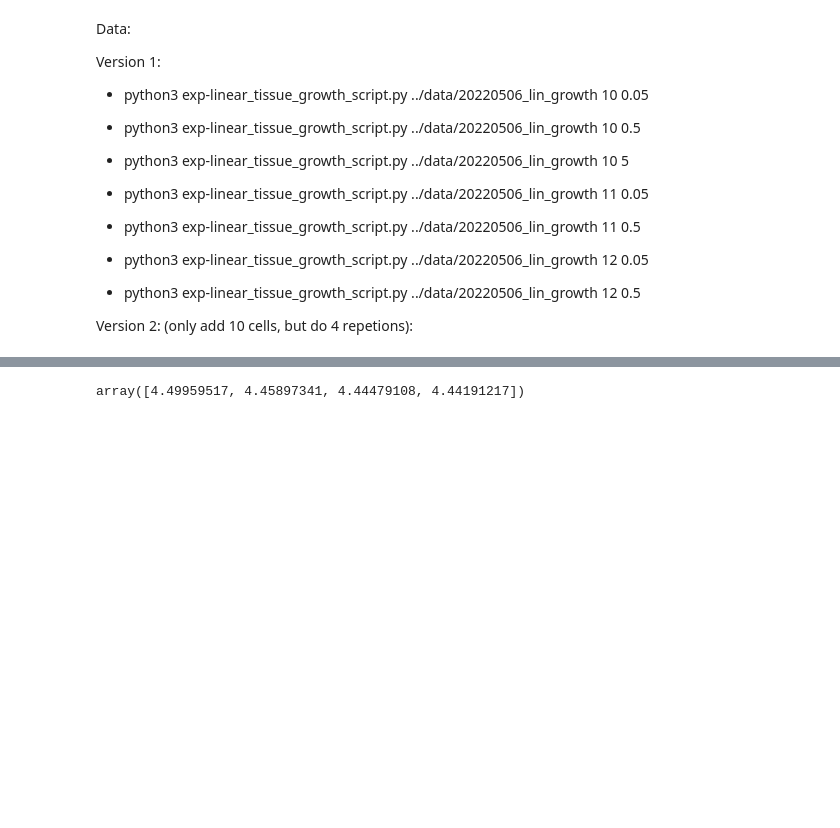
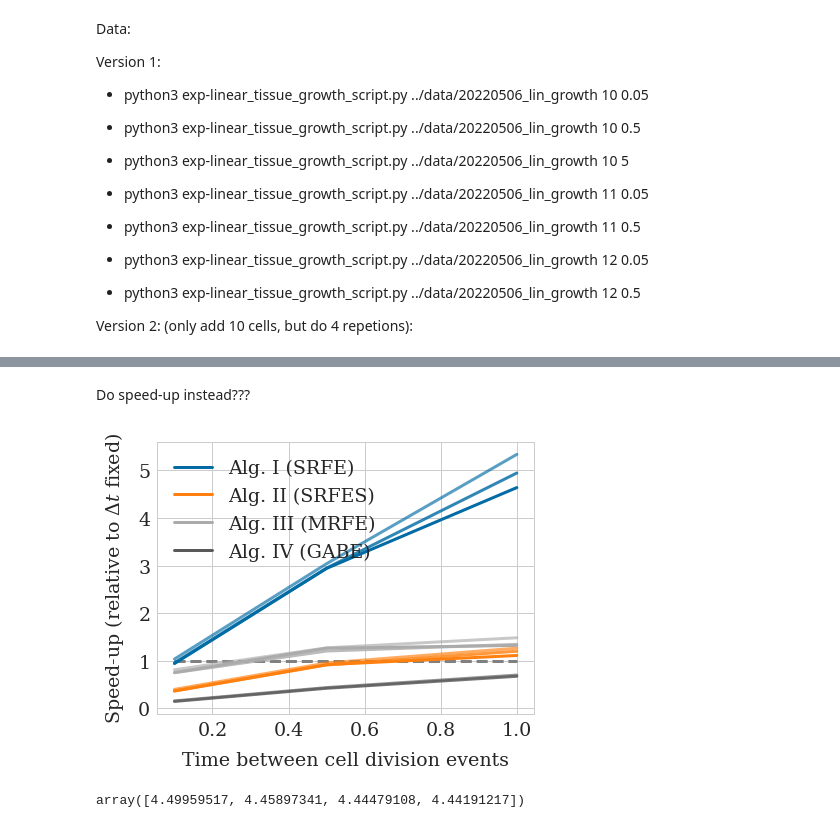
Before and after one commit to somathias/cbmos, a Jupyter notebook: experiments/exp-draft_linear_tissue_growth.ipynb, the cells around one changed output, grey strips where cells are left out. Drawn from its saved outputs; the diff is of its cells as text; code cells hidden in the pictures; blank space fills up the shorter version.

```diff
--- a/experiments/exp-draft_linear_tissue_growth.ipynb
+++ b/experiments/exp-draft_linear_tissue_growth.ipynb
@@ -104,3 +187,20 @@ Version 2: (only add 10 cells, but do 4 repetions):
+# %% [markdown]
+Do speed-up instead???
+# %%
+plt.plot(times_between_divisions, np.ones(len(times_between_divisions)), '--', color='grey')
+for alg in algorithms:
+    for size in base_sizes:
+        plt.plot(times_between_divisions, 1.0/data[alg][size], color=colors[alg], alpha=(size**3)/np.max(base_sizes)**3)
+alg = 'EB_global_adap'
+for size in [13, 14]:
+    plt.plot(times_between_divisions, 1.0/data[alg][size], color=colors[alg], alpha=(size**3)/np.max(base_sizes)**3)
+plt.xlabel('Time between cell division events')
+plt.ylabel('Speed-up (relative to $\Delta t$ fixed)')
+plt.legend(custom_lines, [labels['EF_glob_adap_acc'], labels['EF_glob_adap_stab'] ,  labels['EF_local_adap'], labels['EB_global_adap'] ])
+
+plt.savefig('linear_tissue_growth_speed_up.pdf', bbox_inches='tight')
+# %% [output]
+[figure, added]
 # %%
 with open('data/20220506_lin_growth_v2_'+str(10)+'_0.05_fixed_dt.json', 'r') as f:
     data = np.array(json.load(f)['counts'])[:, 0, 2]
```
Also changed, not shown: parts of 10 cells of this notebook, 1 other file.
